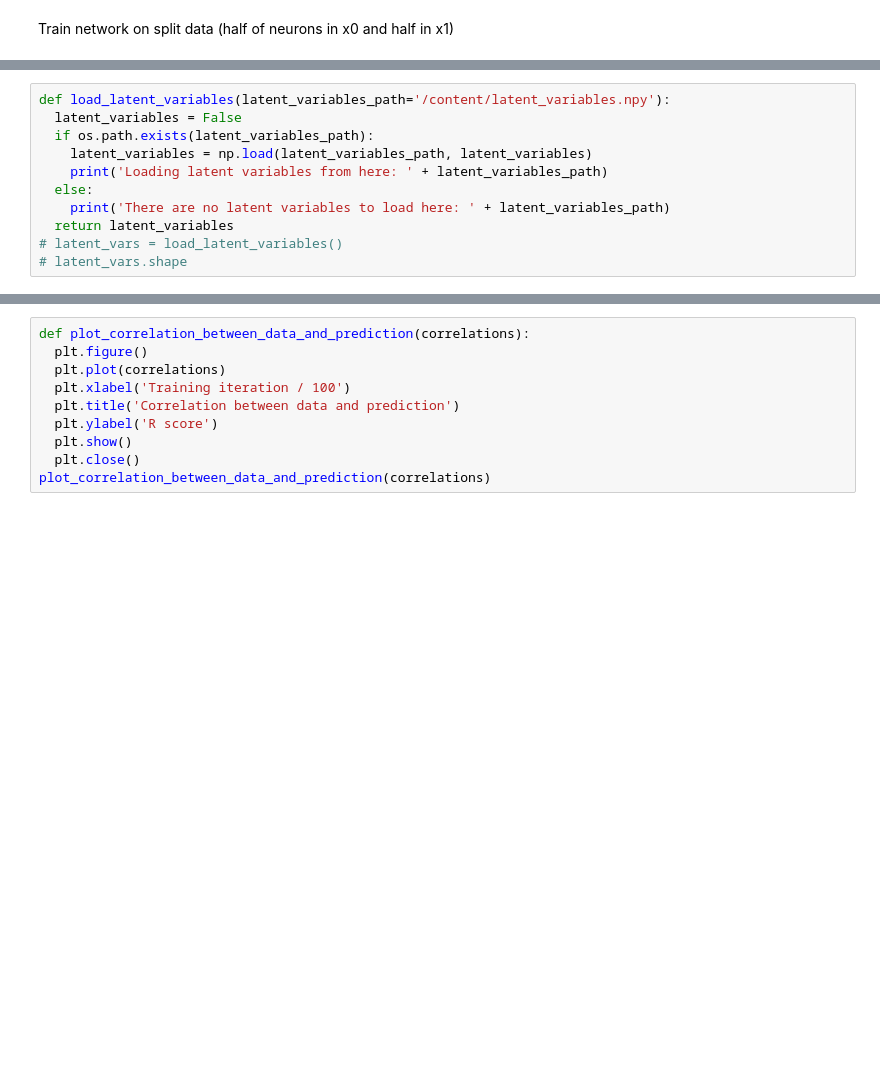
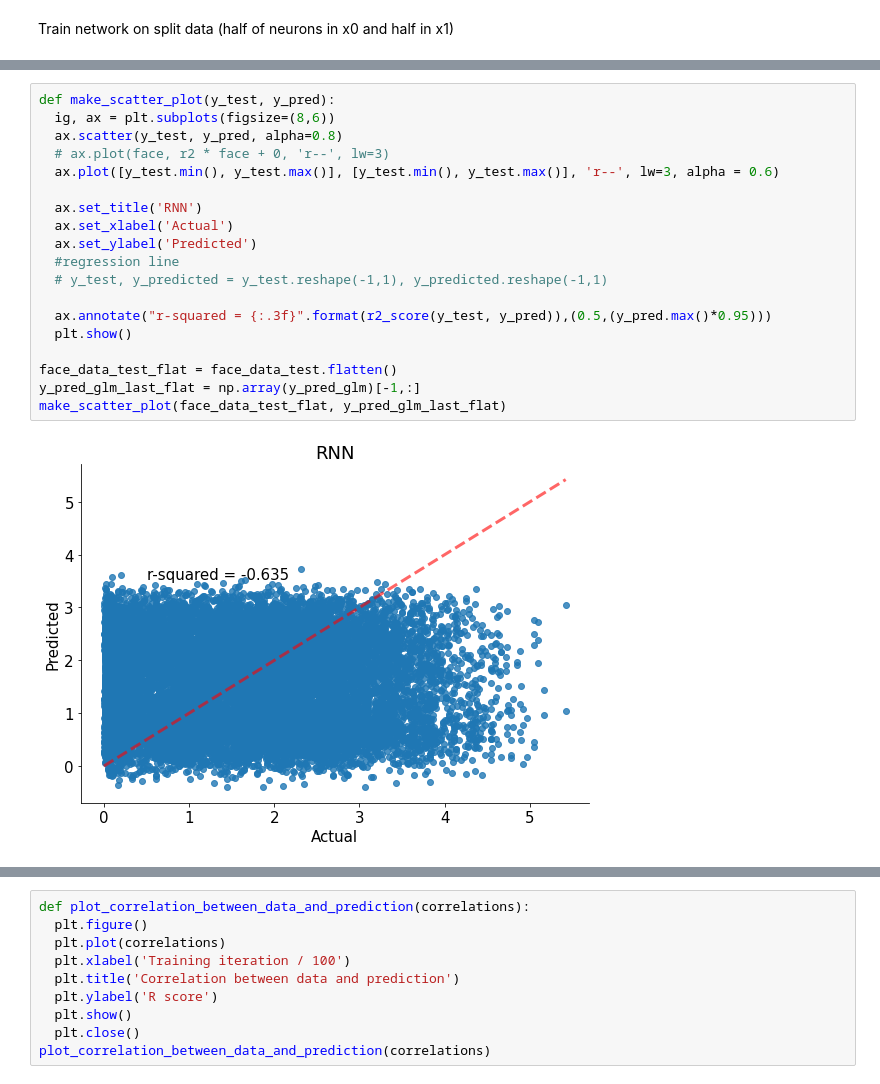
Before and after one commit to klaragerlei/GoatsOfAllTime, a Jupyter notebook: klara_RNN.ipynb, the cells around one changed output, grey strips where cells are left out. Cells and saved outputs as stored; diff of their text form; blank space fills up the shorter version.

```diff
--- a/klara_RNN.ipynb
+++ b/klara_RNN.ipynb
@@ -485,14 +486,24 @@ plot_decoding_during_training(iterations, r2_scores_all)
-# %%
-def load_latent_variables(latent_variables_path='/content/latent_variables.npy'):
-  latent_variables = False
-  if os.path.exists(latent_variables_path):
-    latent_variables = np.load(latent_variables_path, latent_variables)
-    print('Loading latent variables from here: ' + latent_variables_path)
-  else:
-    print('There are no latent variables to load here: ' + latent_variables_path)
-  return latent_variables
-# latent_vars = load_latent_variables()
-# latent_vars.shape
+# %%
+def make_scatter_plot(y_test, y_pred):
+  ig, ax = plt.subplots(figsize=(8,6))
+  ax.scatter(y_test, y_pred, alpha=0.8)
+  # ax.plot(face, r2 * face + 0, 'r--', lw=3)
+  ax.plot([y_test.min(), y_test.max()], [y_test.min(), y_test.max()], 'r--', lw=3, alpha = 0.6)
+
+  ax.set_title('RNN')
+  ax.set_xlabel('Actual')
+  ax.set_ylabel('Predicted')
+  #regression line
+  # y_test, y_predicted = y_test.reshape(-1,1), y_predicted.reshape(-1,1)
+
+  ax.annotate("r-squared = {:.3f}".format(r2_score(y_test, y_pred)),(0.5,(y_pred.max()*0.95)))
+  plt.show()
+
+face_data_test_flat = face_data_test.flatten()
+y_pred_glm_last_flat = np.array(y_pred_glm)[-1,:]
+make_scatter_plot(face_data_test_flat, y_pred_glm_last_flat)
+# %% [output]
+[figure, added]
 # %%
 def plot_training_vs_test_cost(training_cost, test_cost):
   plt.figure()
```
Also changed, not shown: parts of 7 cells of this notebook.
